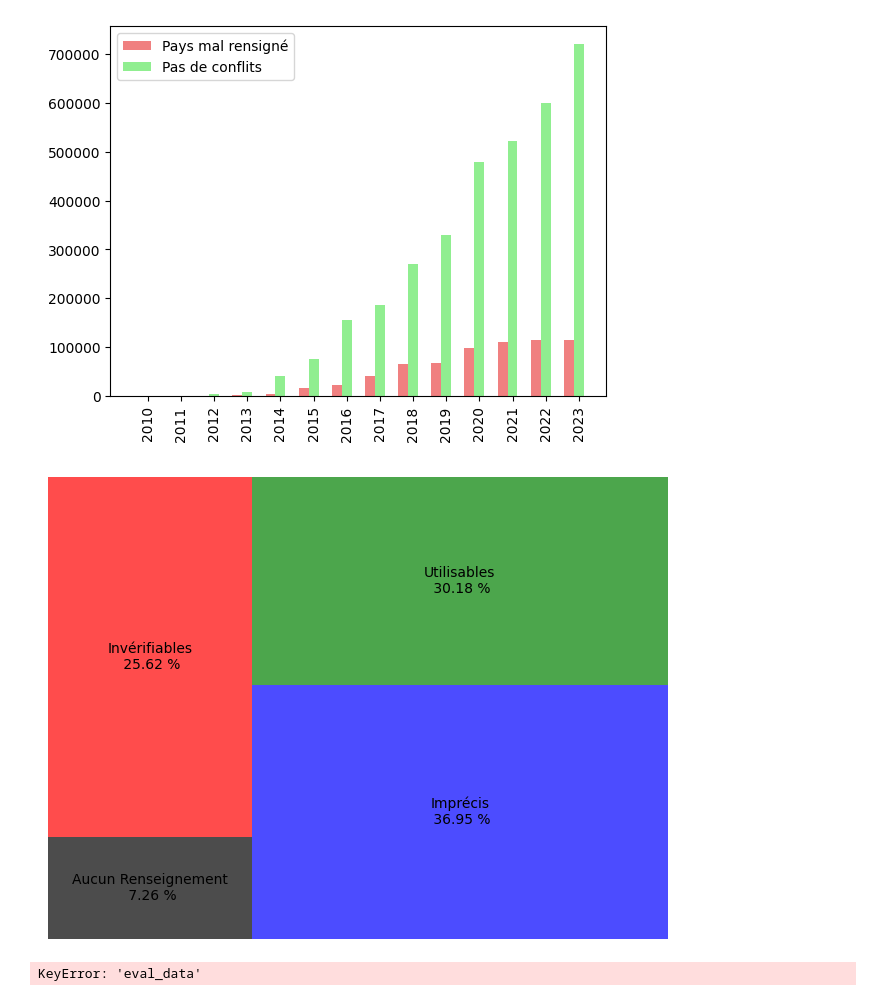
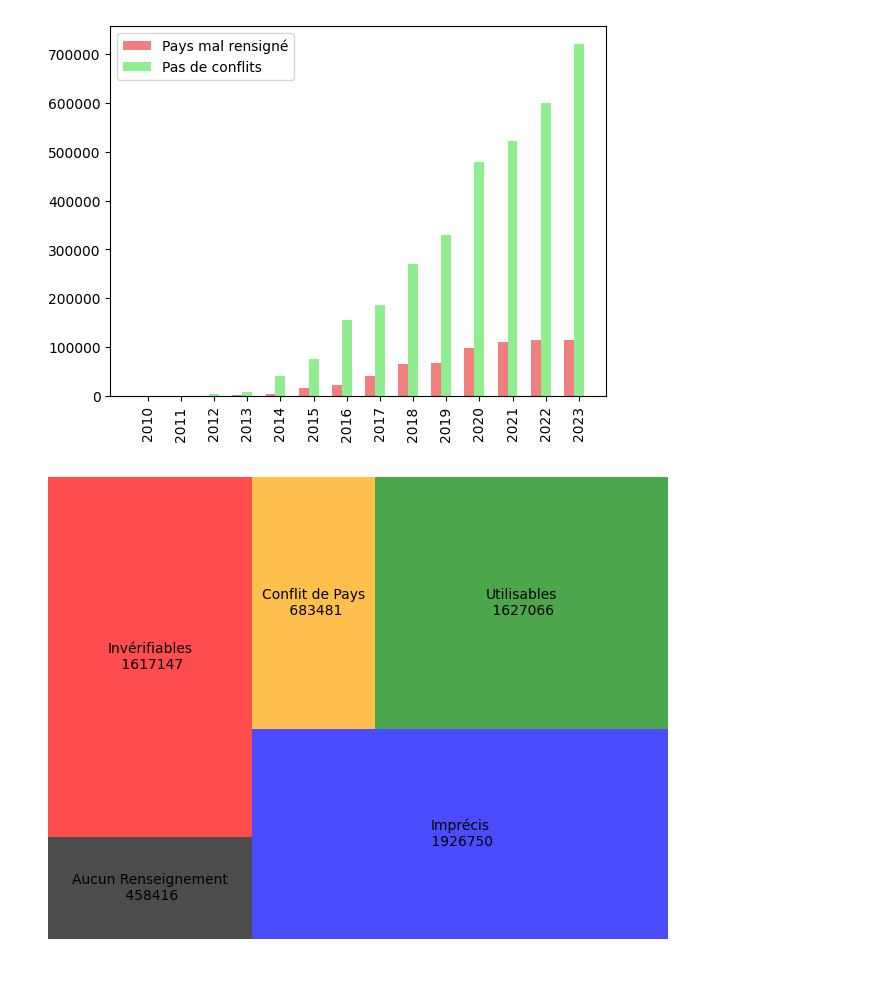
Before and after one commit to TristanHillairet/viromatlas-wastewater, a Jupyter notebook: code/geosra-lonlat-stats.ipynb, the cells around one changed output. Cells and saved outputs as stored; diff of their text form; code cells hidden in the pictures.

```diff
--- a/code/geosra-lonlat-stats.ipynb
+++ b/code/geosra-lonlat-stats.ipynb
@@ -10,29 +62,17 @@ import squarify
 # %%
-geosra_pd = pd.read_parquet('../data/processed/geosra_clusters.parquet.gzip')
-def nombre_decimales(nombre):
-    if nombre == np.NaN:
-        return np.NaN
-    chaine = str(nombre)
-    index_point = chaine.find('.')
-    if index_point == -1:
-        return np.NaN
-    return len(chaine) - index_point - 1
-geosra_pd["latitude_precision"] = geosra_pd["latitude"].apply(nombre_decimales)
-geosra_pd["longitude_precision"] = geosra_pd["longitude"].apply(nombre_decimales)
-file = gpd.datasets.get_path('naturalearth_lowres')
-countries = gpd.read_file(file)
+# Cartographie de la totalité de GeoSRA
 df_latlon = geosra_pd[geosra_pd['has_latlon'] == True]
 df_latlon['geometry'] = [Point(xy) for xy in zip(df_latlon['longitude'],df_latlon['latitude'])]
 gdf_latlon = gpd.GeoDataFrame(df_latlon, geometry='geometry')
 gdf_latlon.crs = 'EPSG:4326'
+
 fig, ax = plt.subplots(figsize=(10, 6))
 countries.plot(ax=ax ,edgecolor='black', facecolor='white')
-colors = ["darkorange","limegreen","darkred","rebeccapurple","saddlebrown","pink","gray","lightgreen","cyan","black"]
-cmap_custom = mcolors.ListedColormap(colors)
-gdf_latlon.plot("cluster_class", cmap=cmap_custom, ax=ax, markersize=1)
+gdf_latlon.plot(color=param["Dot Color"], ax=ax, markersize=param["Dot Size"])
 ax.set_facecolor('lightblue')
 ax.set_xlim(-180,180)
 ax.set_ylim(-90,90)
 ax.set_xticks([])
 ax.set_yticks([])
+plt.show()
 # %% [output]
@@ -109,54 +165,29 @@ geosra_pd = geosra_pd.reset_index()
 # %% [output]
 [figure]
 # %%
+# TreeMap de l'évaluation des données
 geosra_pd["eval_data"] = 'Utilisable'
-condition_NR = (geosra_pd["has_latlon"].isnull()) & (geosra_pd["geo_loc_name_country_calc"].isnull()) & (geosra_pd["rg_country"] == '')
-condition_INV= (geosra_pd["has_latlon"].isnull()) & ((geosra_pd["geo_loc_name_country_calc"] != 'uncalculated') | (geosra_pd["rg_country"] != '') | (geosra_pd["geo_loc_name_country_calc"].notnull()))
-condition_IMP= ((geosra_pd["has_latlon"].notnull()) & ((geosra_pd["latitude_precision"] <= 2) | (geosra_pd["longitude_precision"] <= 2))) | (geosra_pd["conflict_country"] == True)
+condition_NR  = (geosra_pd["has_latlon"].isnull()) & (geosra_pd["geo_loc_name_country_calc"].isnull()) & (geosra_pd["rg_country"] == '')
+condition_INV = (geosra_pd["has_latlon"].isnull()) & ((geosra_pd["geo_loc_name_country_calc"] != 'uncalculated') | (geosra_pd["rg_country"] != '') | (geosra_pd["geo_loc_name_country_calc"].notnull()))
+condition_IMP = ((geosra_pd["has_latlon"].notnull()) & ((geosra_pd["latitude_precision"] <= 2) | (geosra_pd["longitude_precision"] <= 2)))
+condition_CON = (geosra_pd["conflict_country"] == True)
 
 geosra_pd.loc[condition_NR, "eval_data"] = 'Aucun Renseignement'
 geosra_pd.loc[condition_INV,"eval_data"] = 'Inverifiable'
 geosra_pd.loc[condition_IMP,"eval_data"] = 'Imprecis'
-nb_NR = len(geosra_pd[condition_NR]) / len(geosra_pd)
-nb_INV= len(geosra_pd[condition_INV]) / len(geosra_pd)
-nb_INP= len(geosra_pd[condition_IMP]) / len(geosra_pd)
-good  = 1 - (nb_NR + nb_INV + nb_INP)
-sizes = [nb_NR, nb_INV, nb_INP, good]
-labels = [f"Aucun Renseignement\n {np.round(nb_NR*100, decimals=2)} %", f"Invérifiables\n {np.round(nb_INV*100, decimals=2)} %", f"Imprécis\n {np.round(nb_INP*100, decimals=2)} %", f"Utilisables\n {np.round(good*100, decimals=2)} %"]
-colors = ["black", "red", "blue", "green"]
+geosra_pd.loc[condition_CON,"eval_data"] = 'Conflit Pays'
+
+nb_NR  = len(geosra_pd[condition_NR])
+nb_INV = len(geosra_pd[condition_INV])
+nb_IMP = len(geosra_pd[condition_IMP])
+nb_CON = len(geosra_pd[condition_CON])
+good = len(geosra_pd) - (nb_NR + nb_INV + nb_IMP + nb_CON)
+
+sizes = [nb_NR, nb_INV, nb_IMP, nb_CON, good]
+labels = [f"Aucun Renseignement\n {nb_NR}", f"Invérifiables\n {nb_INV}", f"Imprécis\n {nb_IMP}", f"Conflit de Pays\n {nb_CON}", f"Utilisables\n {good}"]
 plt.figure(figsize=(8, 6))
-squarify.plot(sizes=sizes, label=labels, color=colors, alpha=0.7)
+squarify.plot(sizes=sizes, label=labels, color=param["TreeMap Color"], alpha=0.7)
 plt.axis('off')
 plt.show()
 # %% [output]
-[figure, old version]
+[figure, new version]
-# %%
-geosra_pd["release_date"] = geosra_pd["releasedate"]
-geosra_propre = geosra_pd[geosra_pd["eval_data"] == 'Utilisable'][[
-                            "assay_type",
-                            "bioproject",
-                            "organism",
-                            "cluster_class",
-                            "release_date",
-                            "release_year",
-                            "latitude",
-                            "longitude",
-                            "latitude_precision",
-                            "longitude_precision",
-                            "rg_country",
-                            ]]
-geosra_propre['geometry'] = [Point(xy) for xy in zip(geosra_propre['longitude'],geosra_propre['latitude'])]
-geosra_propre = gpd.GeoDataFrame(geosra_propre, geometry='geometry')
-geosra_propre.crs = 'EPSG:4326'
-fig, ax = plt.subplots(figsize=(10, 6))
-countries.plot(ax=ax ,edgecolor='black', facecolor='white')
-colors = ["darkorange","limegreen","darkred","rebeccapurple","saddlebrown","pink","gray","lightgreen","cyan","black"]
-cmap_custom = mcolors.ListedColormap(colors)
-geosra_propre.plot("cluster_class", cmap=cmap_custom, ax=ax, markersize=1)
-ax.set_facecolor('lightblue')
-ax.set_xlim(-180,180)
-ax.set_ylim(-90,90)
-ax.set_xticks([])
-ax.set_yticks([])
-# %% [output]
-KeyError: 'eval_data'
```
Also changed, not shown: parts of 14 cells of this notebook, 2 other files.
